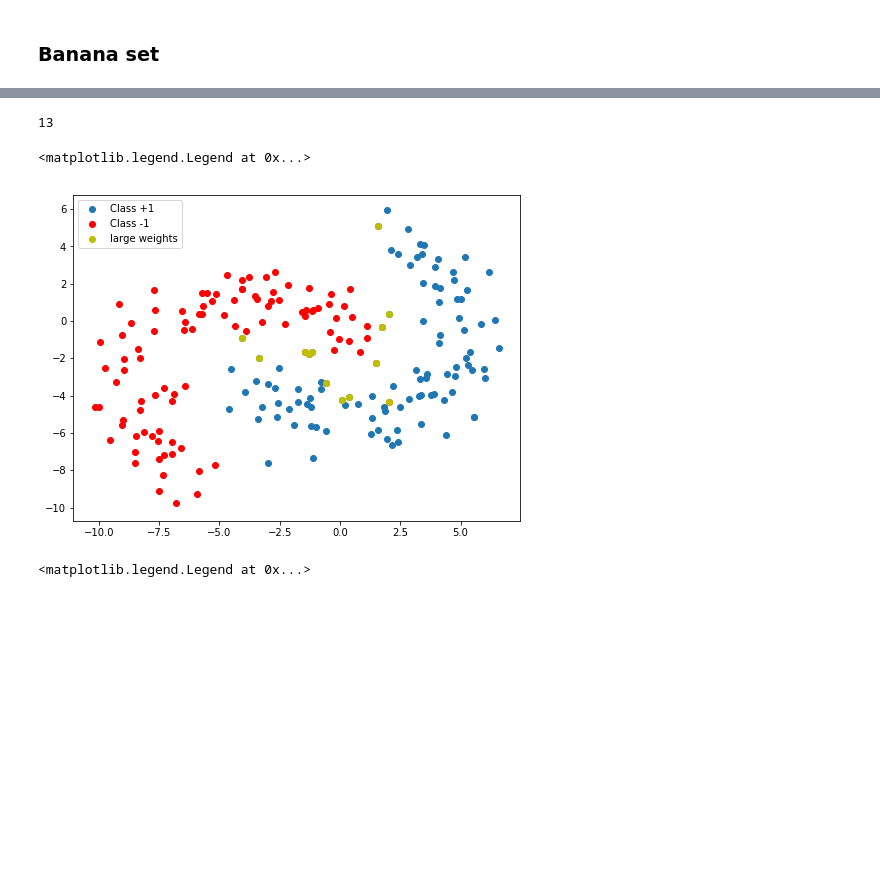
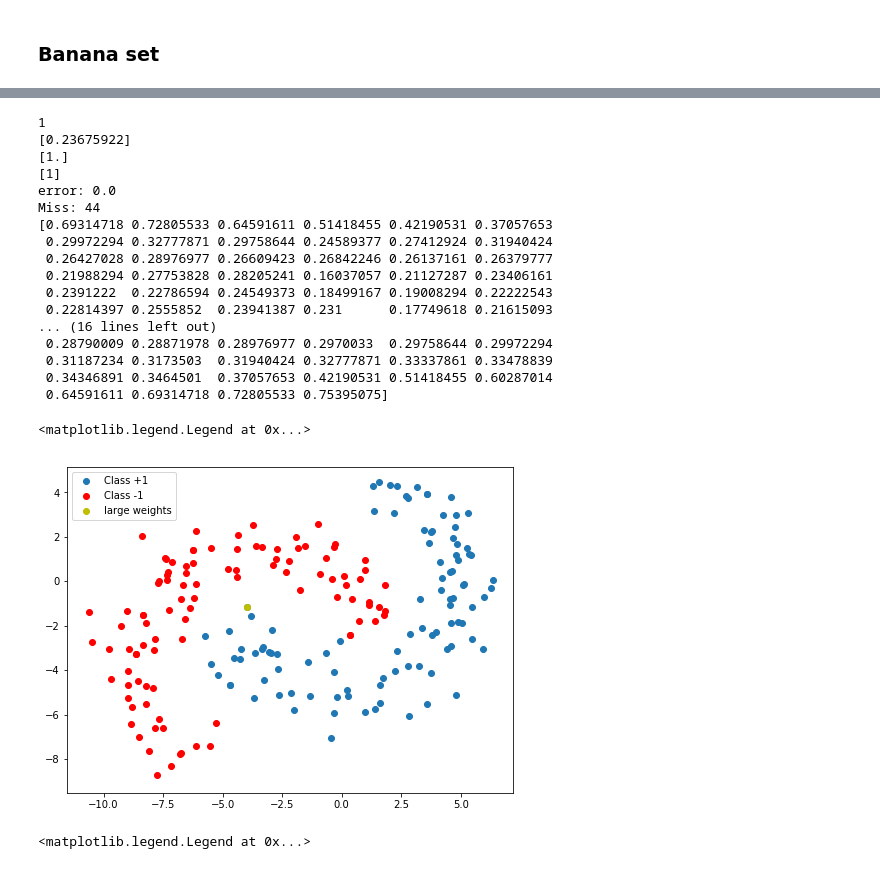
Before and after one commit to giannislelekas/IN4320-ML, a Jupyter notebook: src/Computational_Theory.ipynb, the cells around one changed output, grey strips where cells are left out. Cells and saved outputs as stored; diff of their text form; code cells hidden in the pictures; blank space fills up the shorter version.

```diff
--- a/src/Computational_Theory.ipynb
+++ b/src/Computational_Theory.ipynb
@@ -1113,17 +1141,43 @@ ax[1,1].legend(loc='best')
 # %%
 # Test the weights significance
-ii_sorted = weights>=0.25*max(weights)
+ii_sorted = weights==max(weights)
 print(np.sum(ii_sorted))
+print(weights[ii_sorted])
+print(pred[ii_sorted])
+print(train_labels[ii_sorted])
+print("error:",np.sum(np.not_equal(pred[ii_sorted], train_labels[ii_sorted]))/np.sum(ii_sorted))
+
+ii = f[:,ii_sorted]!=train_labels[ii_sorted]
+print("Miss:", np.sum(ii))
+print(beta[ii])
+print("Max:", max(beta))
+print("Sorted:", np.sort(beta[:,0]))
 
 plt.figure(figsize=(8,6))
 plt.scatter(train_data[train_labels==1,0], train_data[train_labels==1,1], label='Class +1')
 plt.scatter(train_data[train_labels==-1,0], train_data[train_labels==-1,1], color = "r",label='Class -1')
 plt.scatter(train_data[ii_sorted,0], train_data[ii_sorted,1], color = "y",label='large weights')
 plt.legend(loc='best')
 # %% [output]
-13
+1
+[0.23675922]
+[1.]
+[1]
+error: 0.0
+Miss: 44
+[0.69314718 0.72805533 0.64591611 0.51418455 0.42190531 0.37057653
+ 0.29972294 0.32777871 0.29758644 0.24589377 0.27412924 0.31940424
+ 0.26427028 0.28976977 0.26609423 0.26842246 0.26137161 0.26379777
+ 0.21988294 0.27753828 0.28205241 0.16037057 0.21127287 0.23406161
+ 0.2391222  0.22786594 0.24549373 0.18499167 0.19008294 0.22222543
+ 0.22814397 0.2555852  0.23941387 0.231      0.17749618 0.21615093
+... (16 lines left out)
+ 0.28790009 0.28871978 0.28976977 0.2970033  0.29758644 0.29972294
+ 0.31187234 0.3173503  0.31940424 0.32777871 0.33337861 0.33478839
+ 0.34346891 0.3464501  0.37057653 0.42190531 0.51418455 0.60287014
+ 0.64591611 0.69314718 0.72805533 0.75395075]
 <matplotlib.legend.Legend at 0x...>
-[figure, old version]
+[figure, new version]
 # %%
 num_rep = 10
 num_samples = np.array([10,20,50,100,1000])
```
Also changed, not shown: parts of 14 cells of this notebook, 3 other files.
